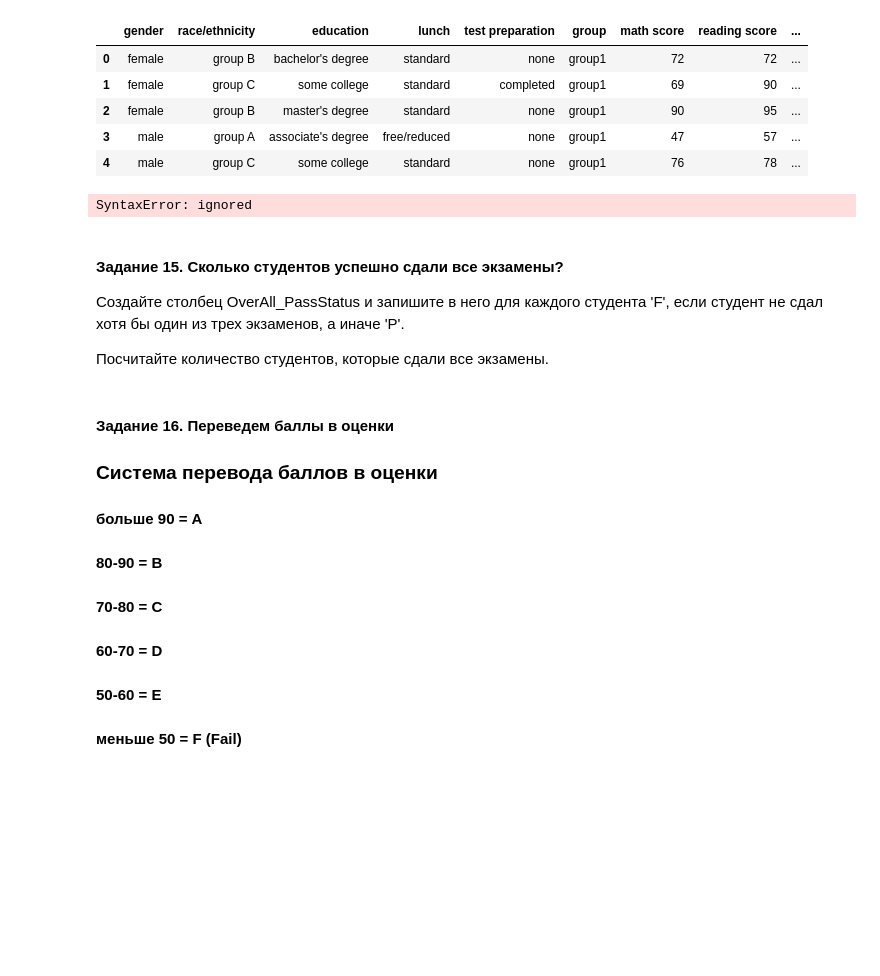
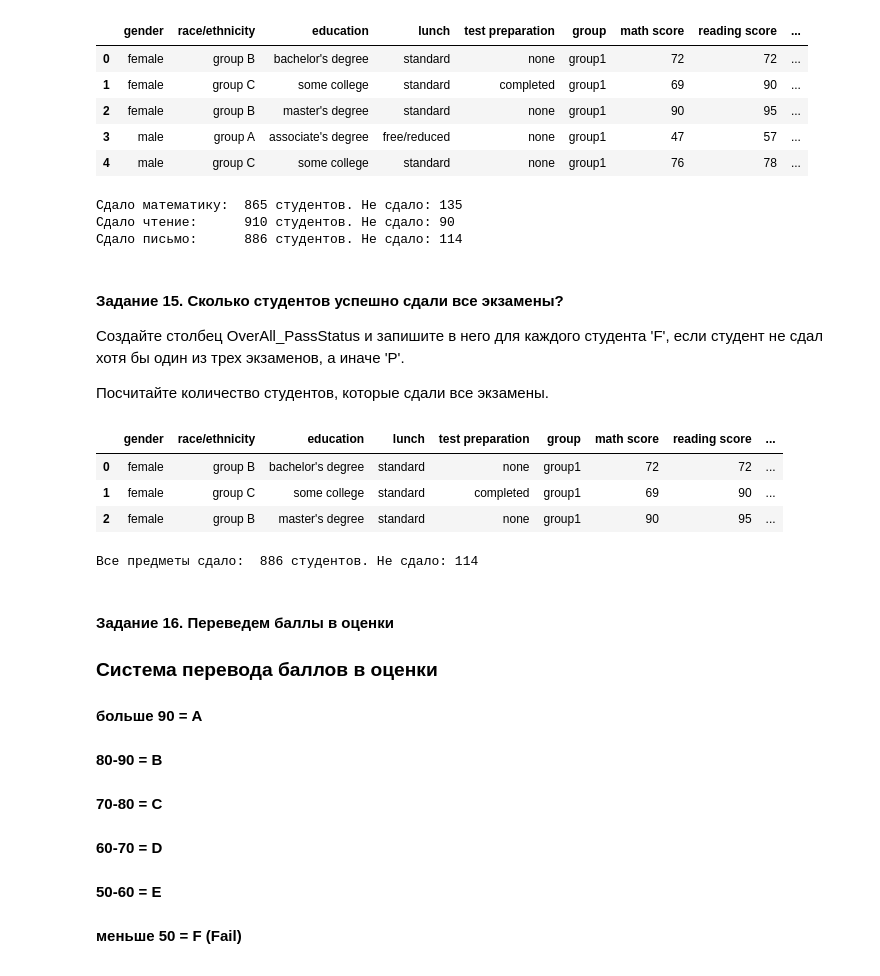
Before and after one commit to TyurinIvan/iad2021, a Jupyter notebook: hw1/hometask1_pandas.ipynb, the cells around one changed output. Drawn from its saved outputs; the diff is of its cells as text; code cells hidden in the pictures; blank space fills up the shorter version.

```diff
--- a/hw1/hometask1_pandas.ipynb
+++ b/hw1/hometask1_pandas.ipynb
@@ -316,11 +331,26 @@ df.head(5)
 | 2 | female | group B | master's degree | standard | none | group1 | 90 | 95 | ... |
 | 3 | male | group A | associate's degree | free/reduced | none | group1 | 47 | 57 | ... |
 | 4 | male | group C | some college | standard | none | group1 | 76 | 78 | ... |
-# %%
-#print('Сдало: ', df['Math_PassStatus'].count() if df['Math_PassStatus'] == 'P', 'студентов')
-df['Math_PassStatus'].count() lambda x: x['Math_PassStatus'] == 'P'
-# %% [output]
-SyntaxError: ignored
+# %%
+counterFuncMath = df.apply(
+    lambda x: True if x['Math_PassStatus'] == 'P' else False , axis=1)
+counterFuncReading = df.apply(
+    lambda x: True if x['Reading_PassStatus'] == 'P' else False , axis=1)
+counterFuncWriting = df.apply(
+    lambda x: True if x['Writing_PassStatus'] == 'P' else False , axis=1)
+
+numOfRowsMath = len(counterFuncMath[counterFuncMath == True].index)
+numOfRowsReading = len(counterFuncReading[counterFuncReading == True].index)
+numOfRowsWriting = len(counterFuncWriting[counterFuncWriting == True].index)
+
+
+print('Сдало математику: ', numOfRowsMath,    'студентов. Не сдало:', len(df.index) - numOfRowsMath)
+print('Сдало чтение:     ', numOfRowsReading, 'студентов. Не сдало:', len(df.index) - numOfRowsReading)
+print('Сдало письмо:     ', numOfRowsWriting, 'студентов. Не сдало:', len(df.index) - numOfRowsWriting)
+# %% [output]
+Сдало математику:  865 студентов. Не сдало: 135
+Сдало чтение:      910 студентов. Не сдало: 90
+Сдало письмо:      886 студентов. Не сдало: 114
 # %% [markdown]
 #### Задание 15. Сколько студентов успешно сдали все экзамены?
 
@@ -332,3 +360,28 @@ SyntaxError: ignored
+# %%
+# your code here
+counterFunc = df.apply(
+    lambda x: 'P' if (x['Math_PassStatus'] == 'P' and
+                      x['Reading_PassStatus'] == 'P' and
+                      x['Writing_PassStatus'] == 'P'    ) else 'F' , axis=1)
+
+df['OverAll_PassStatus'] = counterFunc
+
+df.head(3)
+# %% [output]
+|  | gender | race/ethnicity | education | lunch | test preparation | group | math score | reading score | ... |
+| 0 | female | group B | bachelor's degree | standard | none | group1 | 72 | 72 | ... |
+| 1 | female | group C | some college | standard | completed | group1 | 69 | 90 | ... |
+| 2 | female | group B | master's degree | standard | none | group1 | 90 | 95 | ... |
+# %%
+counterFuncMath = df.apply(
+    lambda x: True if x['OverAll_PassStatus'] == 'P' else False , axis=1)
+
+
+numOfRowsWriting = len(counterFuncWriting[counterFuncWriting == True].index)
+
+print('Все предметы сдало: ', numOfRowsWriting, 'студентов. Не сдало:', len(df.index) - numOfRowsWriting)
+# %% [output]
+Все предметы сдало:  886 студентов. Не сдало: 114
 # %% [markdown]
 #### Задание 16. Переведем баллы в оценки
 
```
Also changed, not shown: parts of 8 cells of this notebook.
